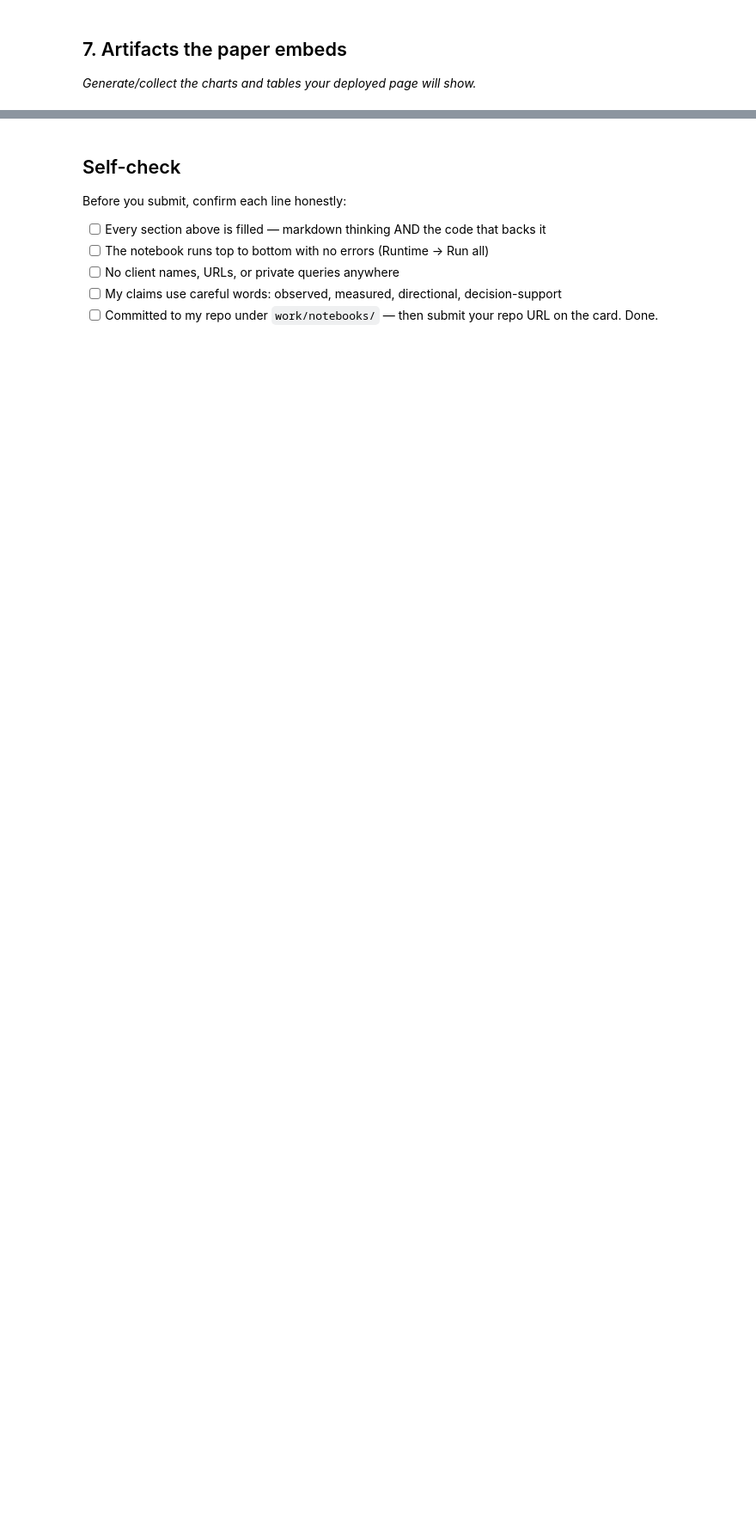
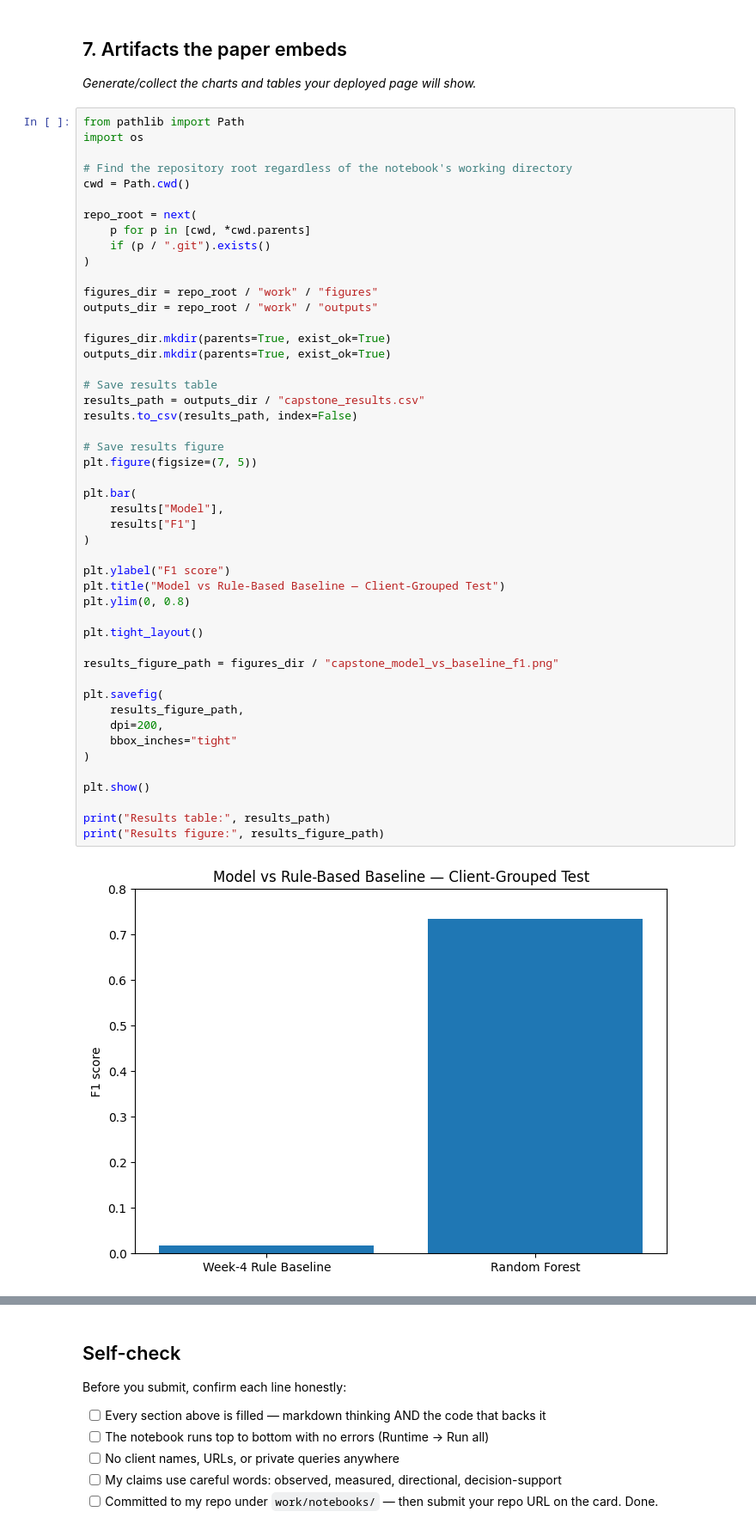
Before and after one commit to atulpatel-net/FlyRank_ML_In, a Jupyter notebook: work/notebooks/capstone.ipynb, the cells around one changed output, grey strips where cells are left out. Shown at 86% size. Cells and saved outputs as stored; diff of their text form; blank space fills up the shorter version.

Commit message:
Add capstone research analysis

```diff
--- a/work/notebooks/capstone.ipynb
+++ b/work/notebooks/capstone.ipynb
@@ -34,3 +389,53 @@ This skeleton is yours to fill. Work the sections **in order** — each one has
 ## 7. Artifacts the paper embeds
 
 *Generate/collect the charts and tables your deployed page will show.*
+# %%
+from pathlib import Path
+import os
+
+# Find the repository root regardless of the notebook's working directory
+cwd = Path.cwd()
+
+repo_root = next(
+    p for p in [cwd, *cwd.parents]
+    if (p / ".git").exists()
+)
+
+figures_dir = repo_root / "work" / "figures"
+outputs_dir = repo_root / "work" / "outputs"
+
+figures_dir.mkdir(parents=True, exist_ok=True)
+outputs_dir.mkdir(parents=True, exist_ok=True)
+
+# Save results table
+results_path = outputs_dir / "capstone_results.csv"
+results.to_csv(results_path, index=False)
+
+# Save results figure
+plt.figure(figsize=(7, 5))
+
+plt.bar(
+    results["Model"],
+    results["F1"]
+)
+
+plt.ylabel("F1 score")
+plt.title("Model vs Rule-Based Baseline — Client-Grouped Test")
+plt.ylim(0, 0.8)
+
+plt.tight_layout()
+
+results_figure_path = figures_dir / "capstone_model_vs_baseline_f1.png"
+
+plt.savefig(
+    results_figure_path,
+    dpi=200,
+    bbox_inches="tight"
+)
+
+plt.show()
+
+print("Results table:", results_path)
+print("Results figure:", results_figure_path)
+# %% [output]
+[figure, added]
```
Also changed, not shown: parts of 15 cells of this notebook, 1 other file.
